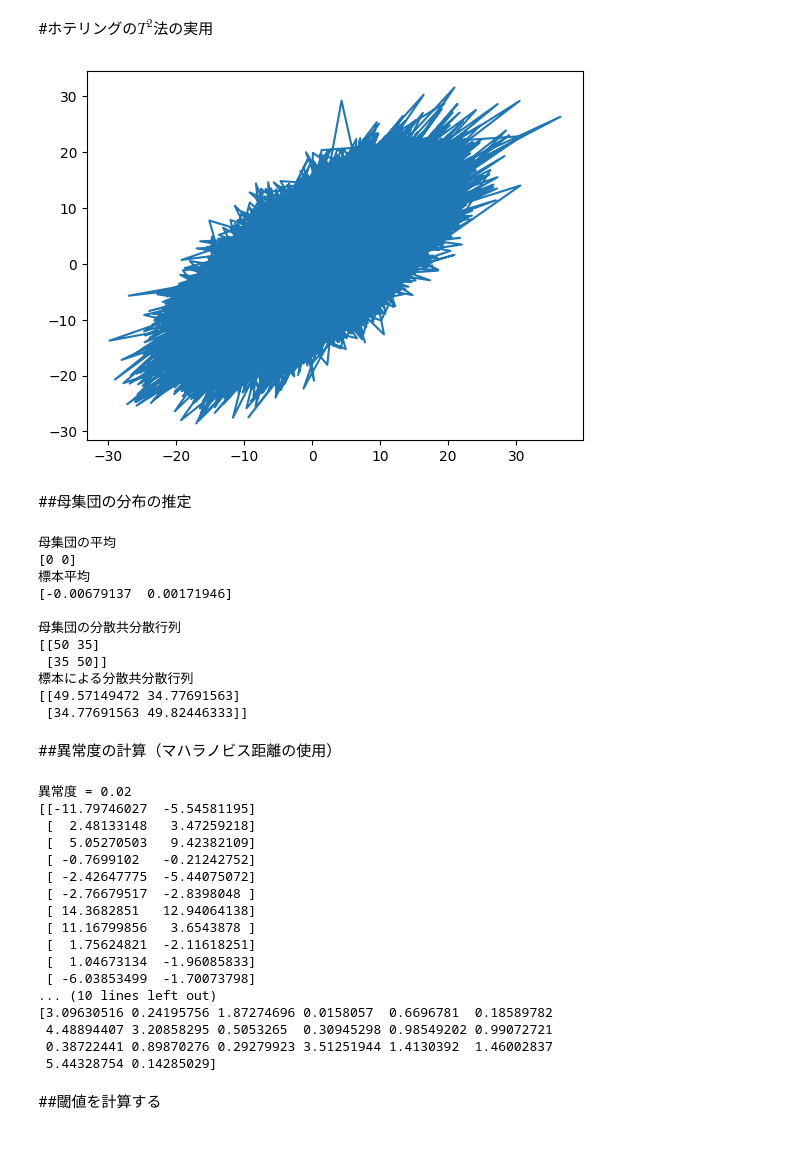
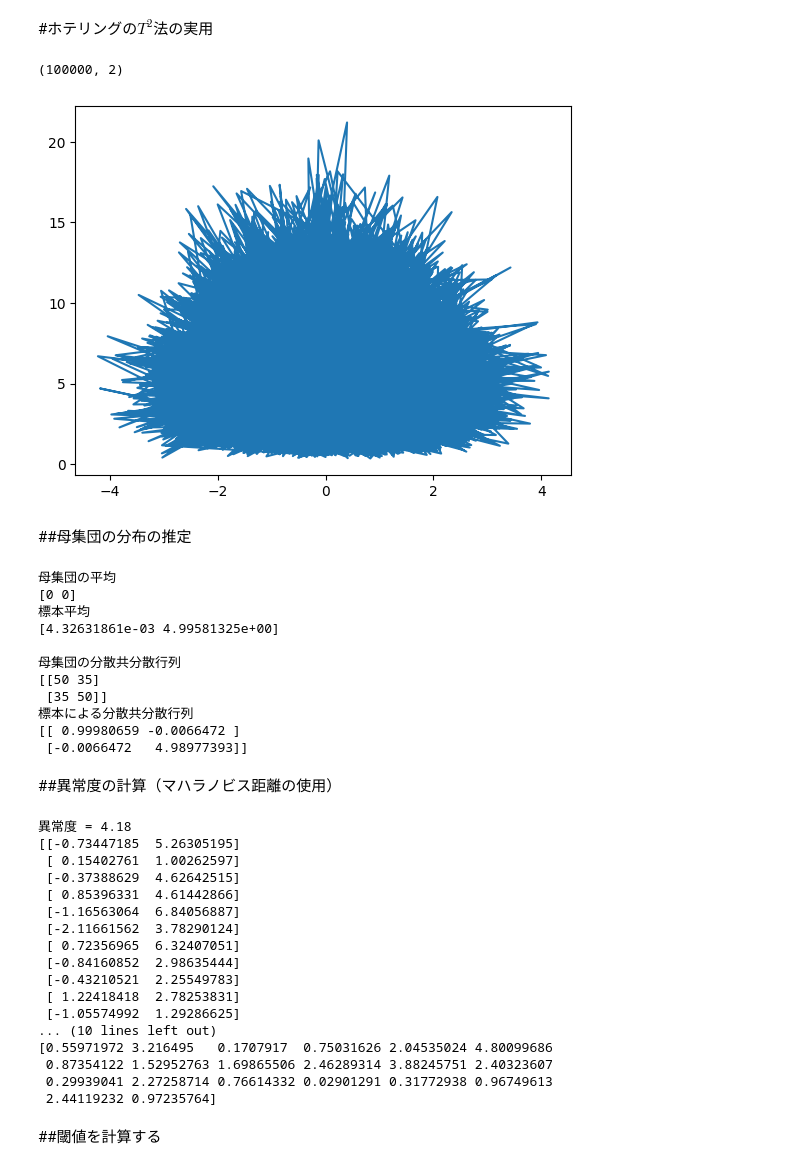
Before and after one commit to Junhand/ADandCD, a Jupyter notebook: ADandCD.ipynb, the cells around one changed output. Saved outputs shown, nothing was run; the diff lists cells and outputs as text; code cells hidden in the pictures.

```diff
--- a/ADandCD.ipynb
+++ b/ADandCD.ipynb
@@ -23,21 +23,30 @@ ts_data.plot(figsize = (20, 5))
 # %%
 import matplotlib.pyplot as plt
 import numpy as np
 
 # 2次元の正規分布からデータセットを作成する
 mean = np.array((0,0)) # 平均値をゼロに設定
 cov = np.array([(50, 35), (35, 50)]) # 分散共分散行列を設定
 
 # データを10万点作成する
-X = np.random.multivariate_normal(mean, cov, 100000)
+#X = np.random.multivariate_normal(mean, cov, 100000)
+#X = np.random.multivariate_normal(mean=0, cov=1, 100000)
+X1 = np.random.normal(0, 1, 100000).reshape((100000, 1))
+X2 = np.random.gamma(5, 1, 100000).reshape((100000, 1))
+#print(X1.shape)
+X = np.concatenate([X1,X2], 1)
+#X = [X1, X2].to_numpy()
+#X = np.random.dirichlet(alpha = (20, 20), size = 20)
+print(X.shape)
 #X = t_data.to_numpy()
 
 # データセットの分布を可視化
 plt.plot(X.T[0], X.T[1], alpha=1) #plt.plot(X.T[0], X.T[1], 'x', alpha=1)
 #plt.axis('equal')
 plt.show()
 # %% [output]
+(100000, 2)
-[figure, old version]
+[figure, new version]
 # %% [markdown]
 ##母集団の分布の推定
 # %%
@@ -60,14 +69,14 @@ print(cov2)
 母集団の平均
 [0 0]
 標本平均
-[-0.00679137  0.00171946]
+[4.32631861e-03 4.99581325e+00]
 
 母集団の分散共分散行列
 [[50 35]
  [35 50]]
 標本による分散共分散行列
-[[49.57149472 34.77691563]
- [34.77691563 49.82446333]]
+[[ 0.99980659 -0.0066472 ]
+ [-0.0066472   4.98977393]]
 # %% [markdown]
 ##異常度の計算（マハラノビス距離の使用）
 # %%
@@ -93,23 +102,23 @@ print(X[:20,:])
 print()
 print(anomaly_scores[:20])
 # %% [output]
-異常度 = 0.02
-[[-11.79746027  -5.54581195]
- [  2.48133148   3.47259218]
- [  5.05270503   9.42382109]
- [ -0.7699102   -0.21242752]
- [ -2.42647775  -5.44075072]
- [ -2.76679517  -2.8398048 ]
- [ 14.3682851   12.94064138]
- [ 11.16799856   3.6543878 ]
- [  1.75624821  -2.11618251]
- [  1.04673134  -1.96085833]
- [ -6.03853499  -1.70073798]
+異常度 = 4.18
+[[-0.73447185  5.26305195]
+ [ 0.15402761  1.00262597]
+ [-0.37388629  4.62642515]
+ [ 0.85396331  4.61442866]
+ [-1.16563064  6.84056887]
+ [-2.11661562  3.78290124]
+ [ 0.72356965  6.32407051]
+ [-0.84160852  2.98635444]
+ [-0.43210521  2.25549783]
+ [ 1.22418418  2.78253831]
+ [-1.05574992  1.29286625]
 ... (10 lines left out)
-[3.09630516 0.24195756 1.87274696 0.0158057  0.6696781  0.18589782
- 4.48894407 3.20858295 0.5053265  0.30945298 0.98549202 0.99072721
- 0.38722441 0.89870276 0.29279923 3.51251944 1.4130392  1.46002837
- 5.44328754 0.14285029]
+[0.55971972 3.216495   0.1707917  0.75031626 2.04535024 4.80099686
+ 0.87354122 1.52952763 1.69865506 2.46289314 3.88245751 2.40323607
+ 0.29939041 2.27258714 0.76614332 0.02901291 0.31772938 0.96749613
+ 2.44119232 0.97235764]
 # %% [markdown]
 ##閾値を計算する
 # %%
```
Also changed, not shown: parts of 5 cells of this notebook.
